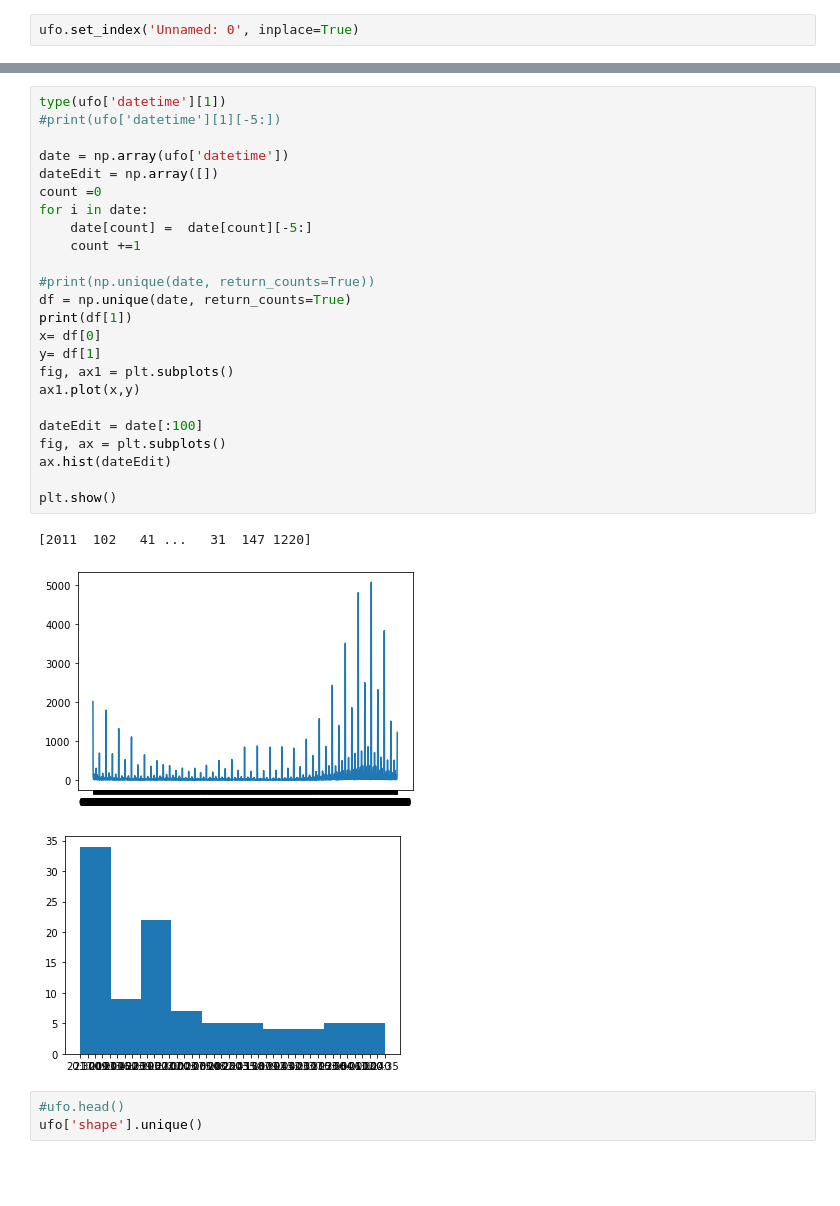
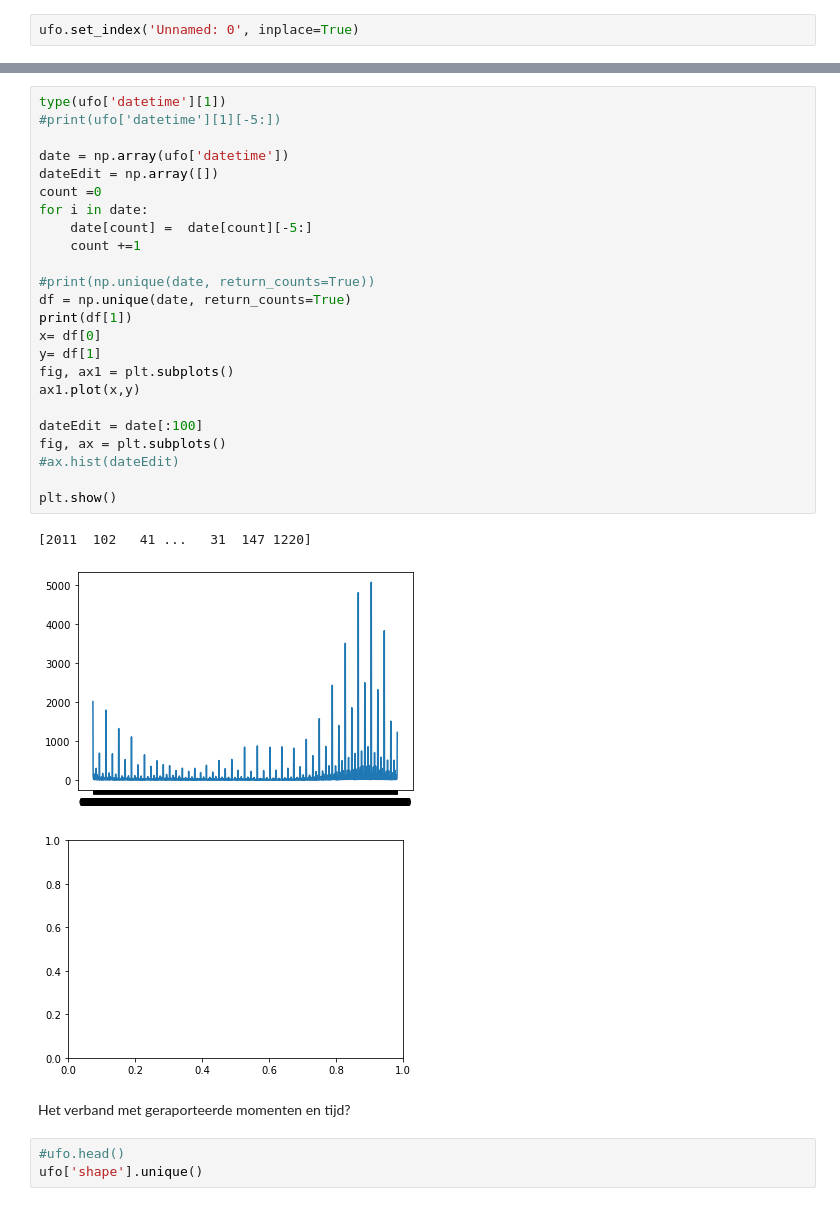
Before and after one commit to Lucas-vdr-Horst/ufo-observations-ai, a Jupyter notebook: UFO_Notebook_Leerteam1_Group1.ipynb, the cells around one changed output, grey strips where cells are left out. Cells and saved outputs as stored; diff of their text form; blank space fills up the shorter version.

```diff
--- a/UFO_Notebook_Leerteam1_Group1.ipynb
+++ b/UFO_Notebook_Leerteam1_Group1.ipynb
@@ -31,31 +31,33 @@ ufo.head()
 # %%
 type(ufo['datetime'][1])
 #print(ufo['datetime'][1][-5:])
 
 date = np.array(ufo['datetime'])
 dateEdit = np.array([])
 count =0
 for i in date:
     date[count] =  date[count][-5:]
     count +=1
 
 #print(np.unique(date, return_counts=True))
 df = np.unique(date, return_counts=True)
 print(df[1])
 x= df[0]
 y= df[1]
 fig, ax1 = plt.subplots()
 ax1.plot(x,y)
 
 dateEdit = date[:100]
 fig, ax = plt.subplots()
-ax.hist(dateEdit)
+#ax.hist(dateEdit)
 
 plt.show()
 # %% [output]
 [2011  102   41 ...   31  147 1220]
 [figure]
-[figure, old version]
+[figure, new version]
+# %% [markdown]
+Het verband met geraporteerde momenten en tijd?
 # %%
 #ufo.head()
 ufo['shape'].unique()
```
Also changed, not shown: parts of 5 cells of this notebook.
